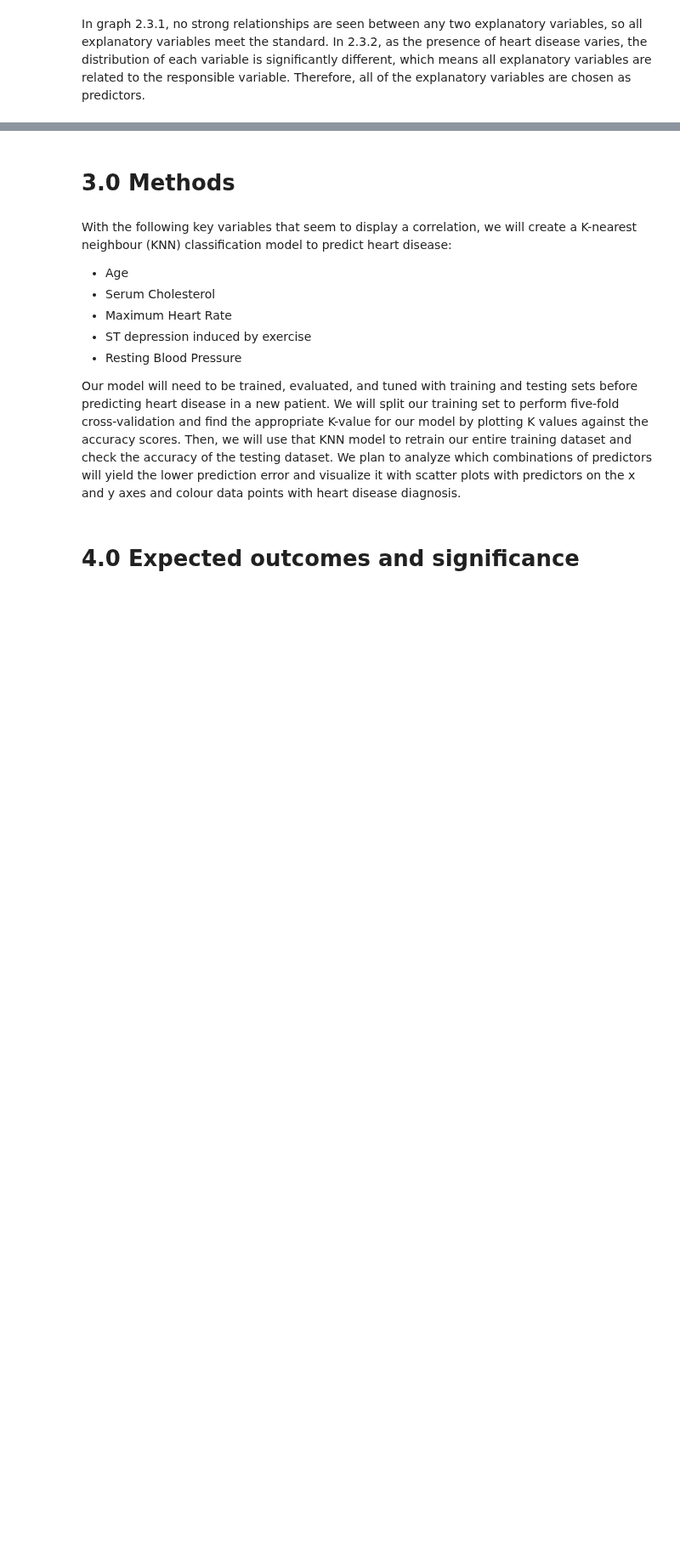
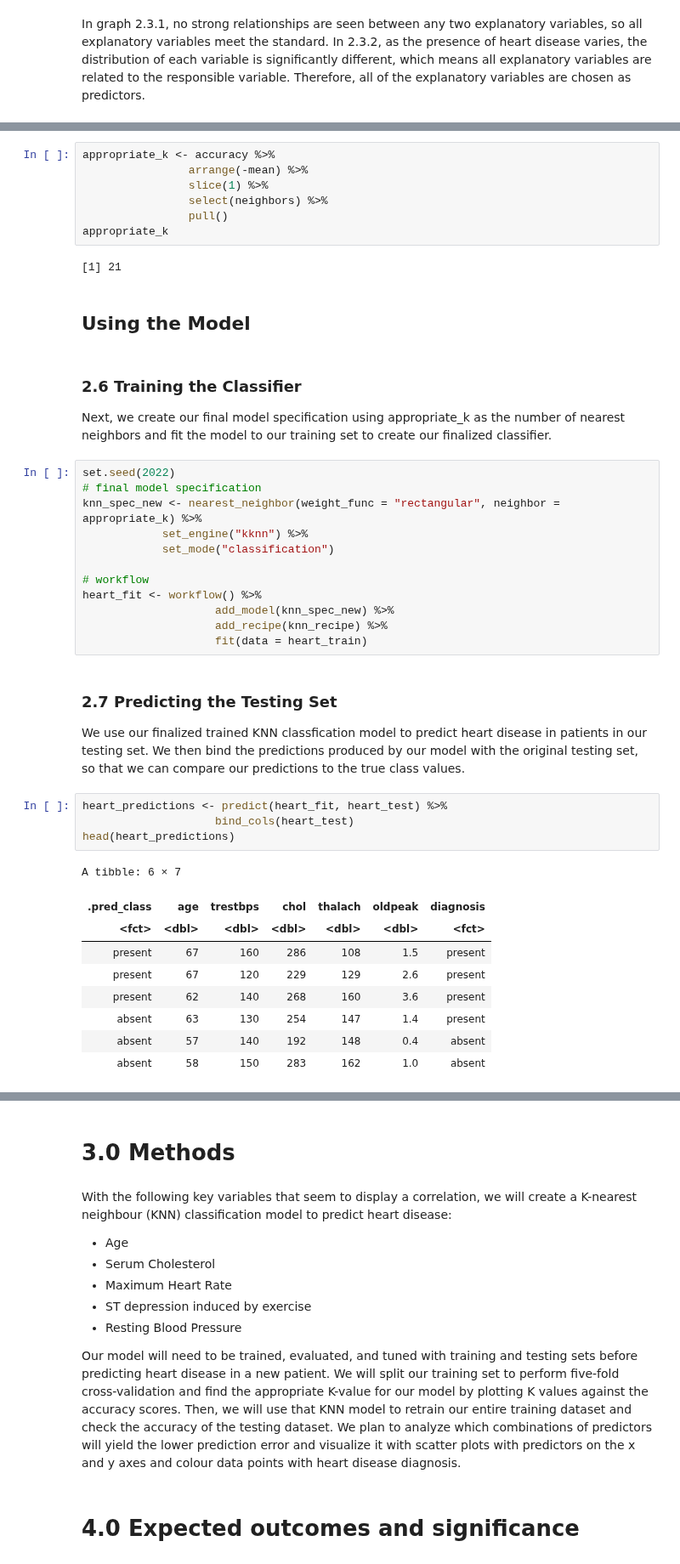
Before and after one commit to duffydu/dsci100-project, a Jupyter notebook: DSCI100_project_proposal.ipynb, the cells around one changed output, grey strips where cells are left out. Shown at 85% size. Saved outputs shown, nothing was run; the diff lists cells and outputs as text; blank space fills up the shorter version.

```diff
--- a/DSCI100_project_proposal.ipynb
+++ b/DSCI100_project_proposal.ipynb
@@ -260,0 +333,43 @@ In graph 2.3.1, no strong relationships are seen between any two explanatory var
+# %%
+appropriate_k <- accuracy %>%
+                arrange(-mean) %>%
+                slice(1) %>%
+                select(neighbors) %>%
+                pull()
+appropriate_k
+# %% [output]
+[1] 21
+# %% [markdown]
+## Using the Model
+# %% [markdown]
+### 2.6 Training the Classifier
+Next, we create our final model specification using appropriate_k as the number of nearest neighbors and fit the model to our training set to create our finalized classifier.
+# %%
+set.seed(2022)
+# final model specification
+knn_spec_new <- nearest_neighbor(weight_func = "rectangular", neighbor = appropriate_k) %>%
+            set_engine("kknn") %>%
+            set_mode("classification")
+
+# workflow
+heart_fit <- workflow() %>%
+                    add_model(knn_spec_new) %>%
+                    add_recipe(knn_recipe) %>%
+                    fit(data = heart_train)
+# %% [markdown]
+### 2.7 Predicting the Testing Set
+We use our finalized trained KNN classfication model to predict heart disease in patients in our testing set. We then bind the predictions produced by our model with the original testing set, so that we can compare our predictions to the true class values.
+# %%
+heart_predictions <- predict(heart_fit, heart_test) %>%
+                    bind_cols(heart_test)
+head(heart_predictions)
+# %% [output]
+A tibble: 6 × 7
+| .pred_class | age | trestbps | chol | thalach | oldpeak | diagnosis |
+| <fct> | <dbl> | <dbl> | <dbl> | <dbl> | <dbl> | <fct> |
+| present | 67 | 160 | 286 | 108 | 1.5 | present |
+| present | 67 | 120 | 229 | 129 | 2.6 | present |
+| present | 62 | 140 | 268 | 160 | 3.6 | present |
+| absent | 63 | 130 | 254 | 147 | 1.4 | present |
+| absent | 57 | 140 | 192 | 148 | 0.4 | absent |
+| absent | 58 | 150 | 283 | 162 | 1.0 | absent |
```
Also changed, not shown: parts of 21 cells of this notebook.
